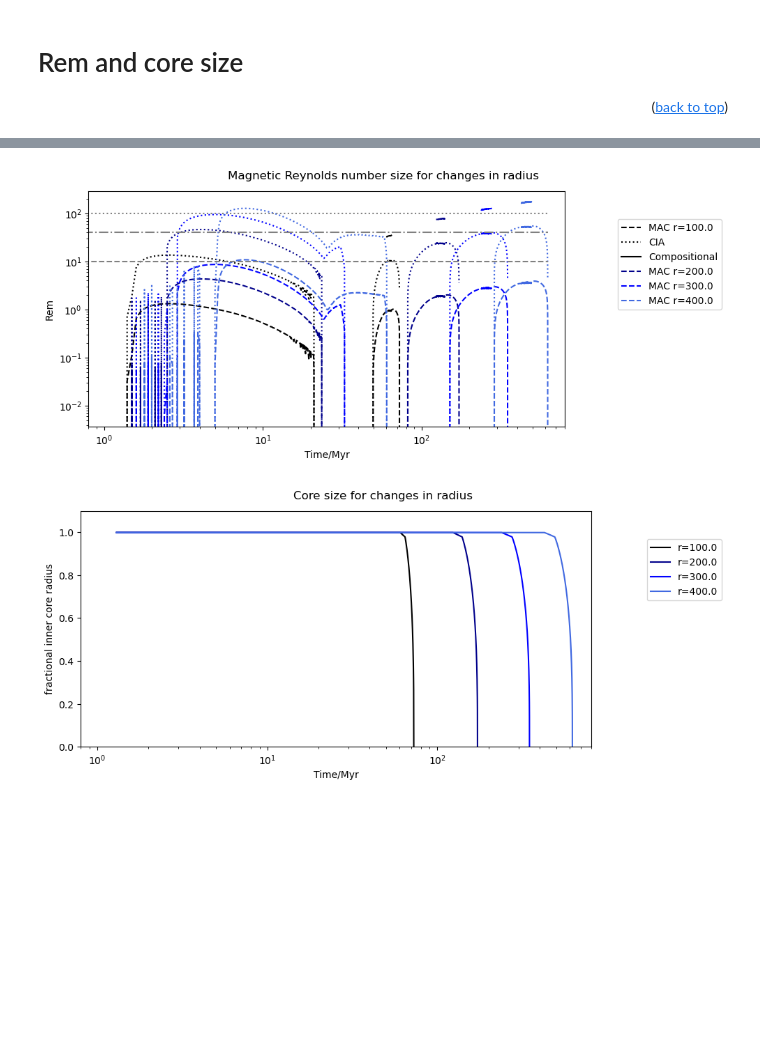
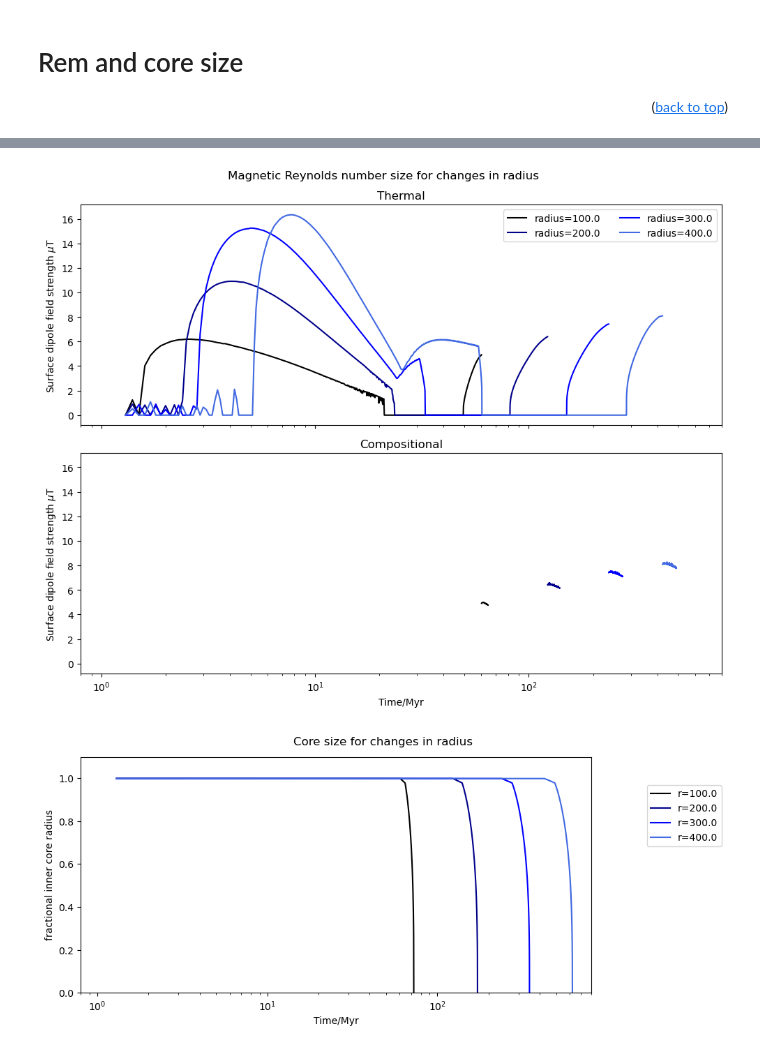
Before and after one commit to Hannah-RS/planetesimal-magnetic-history, a Jupyter notebook: Plotting_scripts/Single_var_comparison.ipynb, the cells around one changed output, grey strips where cells are left out. Drawn from its saved outputs; the diff is of its cells as text; code cells hidden in the pictures; blank space fills up the shorter version.

```diff
--- a/Plotting_scripts/Single_var_comparison.ipynb
+++ b/Plotting_scripts/Single_var_comparison.ipynb
@@ -238,36 +244,41 @@ if save == True:
-# %%
-plt.figure(tight_layout=True,figsize=[10,8])
-plt.suptitle(f'Magnetic Reynolds number size for changes in {varlab}')
-plt.subplot(2,1,1)
-for i in range(nrun):
-    run = int(minrun+i)
-    varval = var_data.loc[var_data['run']==run,var].values[0]
-    if var=='r':
-        varval = varval/1e3
-    #import data
-    npzfile = np.load(f'{path}run_{run}.npz')
-    therm = npzfile['therm'] # magnetic Reynolds number, Bfield and time [Myr] from thermal convection
-    comp = npzfile['comp'] # magnetic Reynolds number, Bfield and time [Myr] from compositional convection
-    Btherm = therm[1,:]
-    Bcomp = comp[1,:]
-    therm_t = therm[2,:]
-    comp_t = comp[2,:]
-    if i==0: #label for key
-        plt.loglog(therm_t,Btherm,label='Thermal',color=colors[i],linestyle='dotted')
-        plt.loglog(comp_t[Rem_c!=0],Bcomp[Rem_c!=0],label='Compositional',color=colors[i])
-    else: #no labels
-        plt.loglog(therm_t,Btherm,color=colors[i],linestyle='dotted')
-        plt.loglog(comp_t[Rem_c!=0],Bcomp[Rem_c!=0],color=colors[i])
-
-plt.xlabel('Time/Myr')
-plt.ylabel('Surface dipole field strength $\\mu$T')
-plt.legend(bbox_to_anchor=[1.1,0.9])
-plt.xscale('log')
-
-if save == True:
-    plt.savefig(f'../Plots/{folder}B_{var}.png',dpi=450,bbox_inches='tight')
-# %% [output]
-[figure, removed]
+# %%
+fig, ax = plt.subplots(nrows=2,ncols=1,sharex='col',sharey=True,tight_layout=True,figsize=[10,8])
+fig.suptitle(f'Magnetic Reynolds number size for changes in {varlab}')
+
+for i in range(nrun):
+    run = int(minrun+i)
+    varval = var_data.loc[var_data['run']==run,var].values[0]
+    if var=='r':
+        varval = varval/1e3
+    #import data
+    npzfile = np.load(f'{path}run_{run}.npz')
+    therm = npzfile['therm'] # magnetic Reynolds number, Bfield and time [Myr] from thermal convection
+    comp = npzfile['comp'] # magnetic Reynolds number, Bfield and time [Myr] from compositional convection
+    Btherm = therm[1,:]/1e-6
+    Bcomp = comp[1,:]/1e-6
+    Rem_c = comp[0,:] #Thermo-compositional Rem (f<f0)
+    therm_t = therm[2,:]
+    comp_t = comp[2,:]
+
+    if var =='eta0':
+        ax[0].plot(therm_t,Btherm,color=colors[i],label=f'{varlab}={varval:.1e}')
+    else:
+        ax[0].plot(therm_t,Btherm,color=colors[i],label=f'{varlab}={varval}')
+    ax[1].plot(comp_t[Rem_c!=0],Bcomp[Rem_c!=0],color=colors[i])
+
+for i in range(2):
+    ax[i].set_ylabel('Surface dipole field strength $\\mu$T')
+ax[1].set_xlabel('Time/Myr')
+ax[0].legend(ncols=2)
+ax[1].set_xscale('log')
+ax[1].set_xlim([0.8,800])
+ax[0].set_title('Thermal')
+ax[1].set_title('Compositional')
+
+if save == True:
+    plt.savefig(f'../Plots/{folder}B_{var}.png',dpi=450,bbox_inches='tight')
+# %% [output]
+[figure, added]
 # %%
 plt.figure(tight_layout=True,figsize=[10,8])
 plt.suptitle(f'Core size for changes in {varlab}')
```
Also changed, not shown: parts of 6 cells of this notebook.
